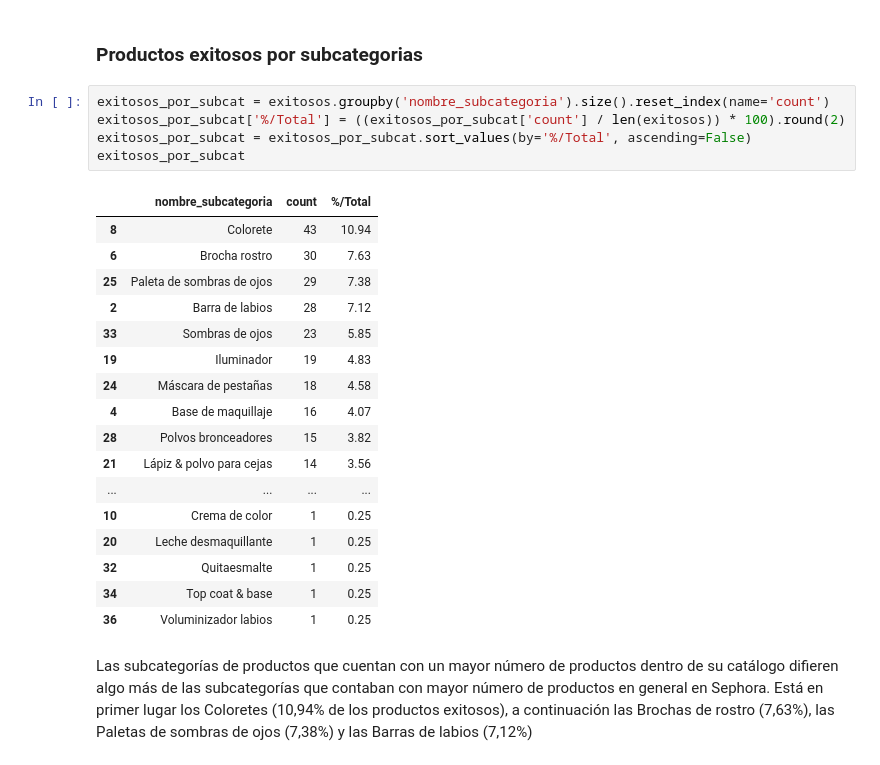
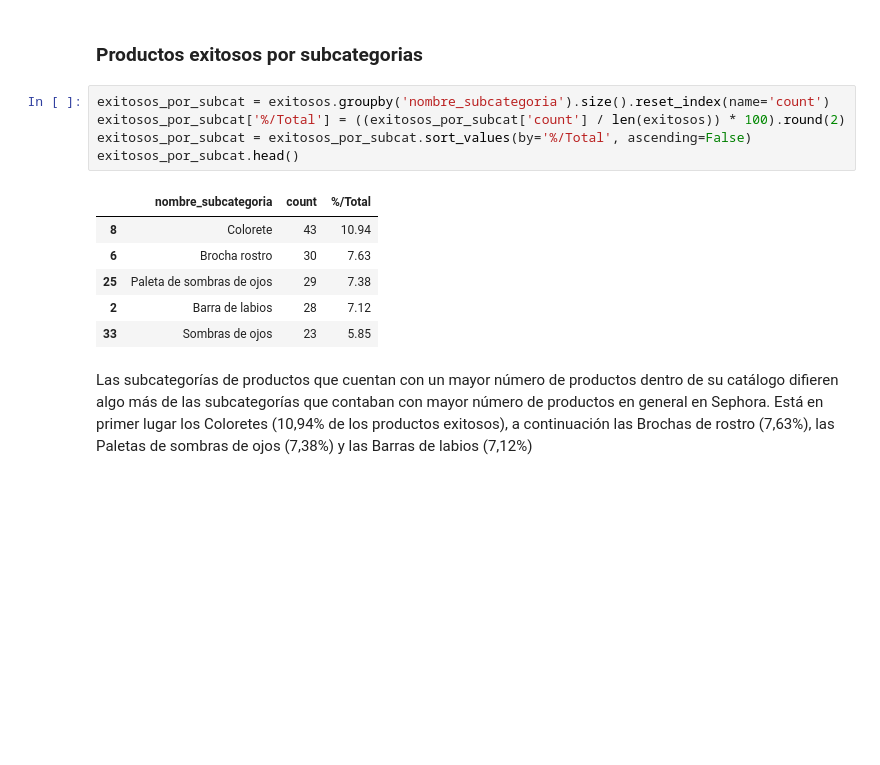
Before and after one commit to raquelscv/proyecto_final_sephora, a Jupyter notebook: eda.ipynb, the cells around one changed output. Saved outputs shown, nothing was run; the diff lists cells and outputs as text; blank space fills up the shorter version.

```diff
--- a/eda.ipynb
+++ b/eda.ipynb
@@ -391,26 +393,15 @@ Las categorías de productos que cuentan con un mayor número de productos exito
 # %%
 exitosos_por_subcat = exitosos.groupby('nombre_subcategoria').size().reset_index(name='count')
 exitosos_por_subcat['%/Total'] = ((exitosos_por_subcat['count'] / len(exitosos)) * 100).round(2)
 exitosos_por_subcat = exitosos_por_subcat.sort_values(by='%/Total', ascending=False)
-exitosos_por_subcat
+exitosos_por_subcat.head()
 # %% [output]
 |  | nombre_subcategoria | count | %/Total |
 | 8 | Colorete | 43 | 10.94 |
 | 6 | Brocha rostro | 30 | 7.63 |
 | 25 | Paleta de sombras de ojos | 29 | 7.38 |
 | 2 | Barra de labios | 28 | 7.12 |
 | 33 | Sombras de ojos | 23 | 5.85 |
-| 19 | Iluminador | 19 | 4.83 |
-| 24 | Máscara de pestañas | 18 | 4.58 |
-| 4 | Base de maquillaje | 16 | 4.07 |
-| 28 | Polvos bronceadores | 15 | 3.82 |
-| 21 | Lápiz & polvo para cejas | 14 | 3.56 |
-| ... | ... | ... | ... |
-| 10 | Crema de color | 1 | 0.25 |
-| 20 | Leche desmaquillante | 1 | 0.25 |
-| 32 | Quitaesmalte | 1 | 0.25 |
-| 34 | Top coat & base | 1 | 0.25 |
-| 36 | Voluminizador labios | 1 | 0.25 |
 # %% [markdown]
 Las subcategorías de productos que cuentan con un mayor número de productos dentro de su catálogo difieren algo más de las subcategorías que contaban con mayor número de productos en general en Sephora. Está en primer lugar los Coloretes (10,94% de los productos exitosos), a continuación las Brochas de rostro (7,63%), las Paletas de sombras de ojos (7,38%) y las Barras de labios (7,12%)
 # %%
```
Also changed, not shown: parts of 13 cells of this notebook.
